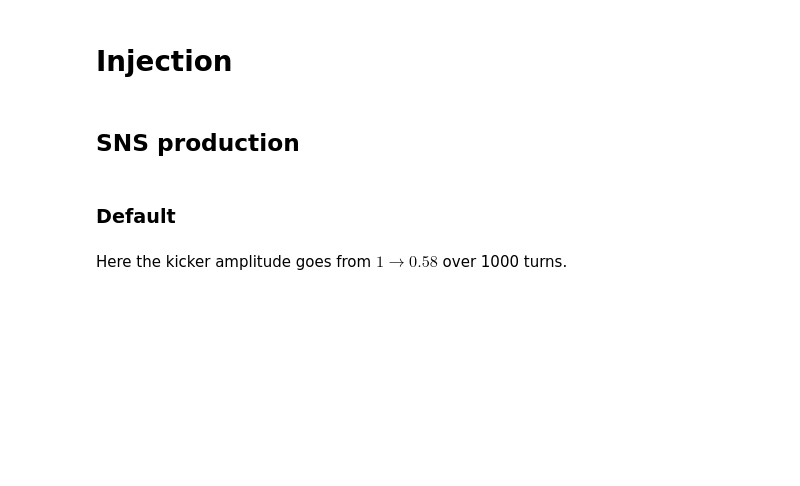
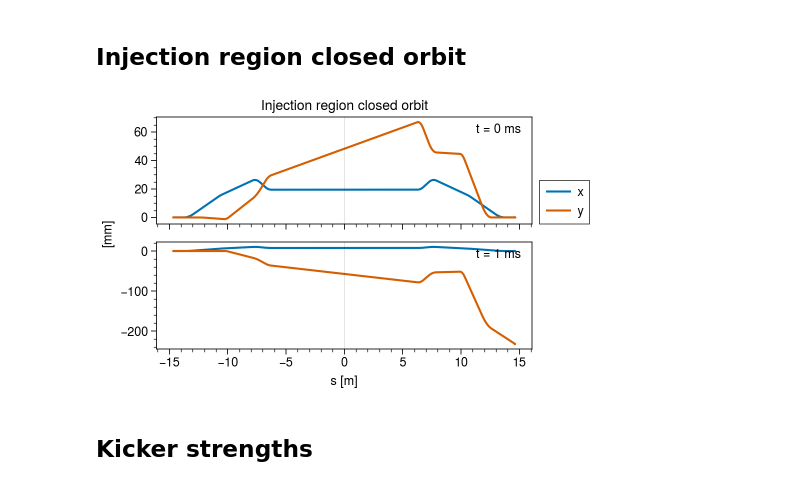
Before and after one commit to austin-hoover/accphys-tools, a Jupyter notebook: pyorbit/injection/analysis.ipynb, the cells around one changed output. Saved outputs shown, nothing was run; the diff lists cells and outputs as text; code cells hidden in the pictures; blank space fills up the shorter version.

Commit message:
Add SNS injection studies

```diff
--- a/pyorbit/injection/analysis.ipynb
+++ b/pyorbit/injection/analysis.ipynb
@@ -1,2 +3,20 @@
+# %%
+from os import listdir
+from os.path import join
+import sys
+import numpy as np
+from matplotlib import pyplot as plt, animation
+from tqdm import tqdm, trange
+import proplot as plot
+
+sys.path.append('/Users/46h/Research/code/accphys/')
+from tools import plotting as myplt
+from tools import animation as myanim
+from tools import utils
+
+plot.rc['animation.html'] = 'jshtml'
+plot.rc['savefig.dpi'] = 'figure'
+plot.rc['figure.facecolor'] = 'white'
+plot.rc['axes.grid'] = False
 # %% [markdown]
-# Injection
+## Injection region closed orbit
@@ -16,6 +23,24 @@ plot.rc['figure.facecolor'] = 'white'
-# %% [markdown]
-## SNS production
-# %% [markdown]
-### Default
-# %% [markdown]
-Here the kicker amplitude goes from $1 \rightarrow 0.58$ over 1000 turns.
+# %%
+inj_region_coords_t0 = np.load('_output/data/inj_region_coords_t0.npy')
+inj_region_coords_t1 = np.load('_output/data/inj_region_coords_t1.npy')
+inj_region_positions_t0 = np.load('_output/data/inj_region_positions_t0.npy')
+inj_region_positions_t1 = np.load('_output/data/inj_region_positions_t1.npy')
+inj_region_positions_t0 -= 0.5 * inj_region_positions_t0[-1]
+inj_region_positions_t1 -= 0.5 * inj_region_positions_t1[-1]
+
+fig, axes = plot.subplots(nrows=2, figsize=(5, 3))
+axes[0].plot(inj_region_positions_t0, inj_region_coords_t0[:, 0])
+axes[0].plot(inj_region_positions_t0, inj_region_coords_t0[:, 2])
+axes[1].plot(inj_region_positions_t1, inj_region_coords_t1[:, 0])
+axes[1].plot(inj_region_positions_t1, inj_region_coords_t1[:, 2])
+axes[0].format(title='Injection region closed orbit')
+axes[0].legend(labels=('x', 'y'), ncols=1, loc=(1.02, 0));
+for i, ax in enumerate(axes):
+    ax.axvline(0, c='k', lw=0.75, alpha=0.1)
+    ax.annotate('t = {} ms'.format(i), xy=(0.85, 0.85), xycoords='axes fraction')
+axes.format(xlabel='s [m]', ylabel='[mm]')
+plt.savefig('_output/figures/inj_region_closed_orbit.png', facecolor='white', dpi=500)
+# %% [output]
+[figure, added]
+# %% [markdown]
+## Kicker strengths
```
Also changed, not shown: parts of 19 cells of this notebook, 7 other files.
